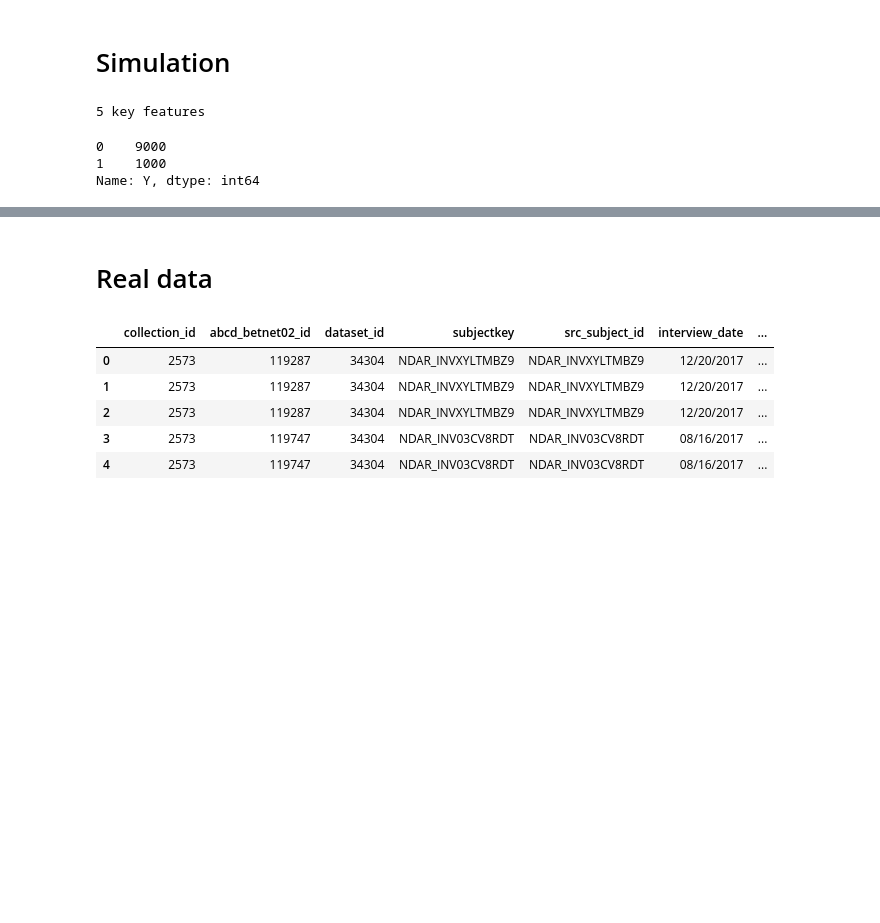
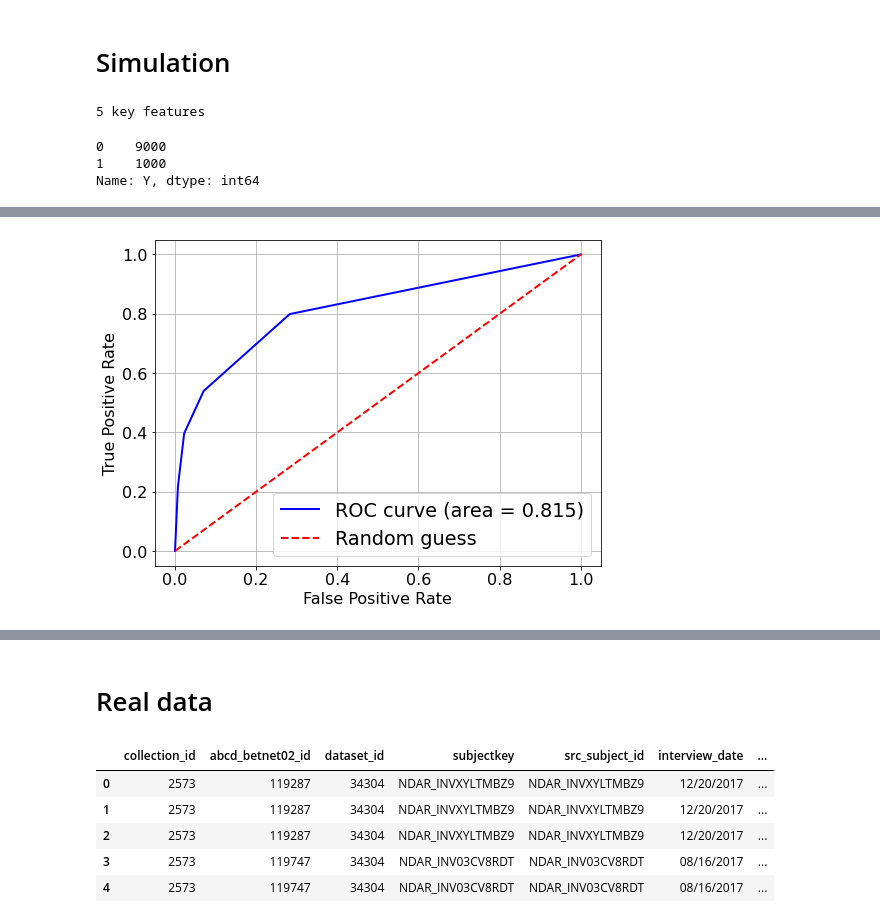
Before and after one commit to zhangqimin17/abcd, a Jupyter notebook: abcd.ipynb, the cells around one changed output, grey strips where cells are left out. Saved outputs shown, nothing was run; the diff lists cells and outputs as text; code cells hidden in the pictures; blank space fills up the shorter version.

```diff
--- a/abcd.ipynb
+++ b/abcd.ipynb
@@ -221,0 +219,81 @@ Selected Features: Index(['X1', 'X2', 'X3', 'X4', 'X5', 'X6', 'X7', 'X8', 'X9',
+# %%
+from sklearn.ensemble import RandomForestClassifier
+
+name = "Random Forest"
+
+# Fitting Random Forest
+random_forest = RandomForestClassifier(n_estimators=int(n_cols/4), random_state=42)
+random_forest.fit(X_train, Y_train)
+
+# Predictions on the test set
+Y_pred_binary = random_forest.predict(X_test)
+Y_pred = random_forest.predict_proba(X_test)[:, 1]
+Y_pred_3 = Y_pred
+
+# Calculate accuracy
+accuracy_rf = accuracy_score(Y_test, Y_pred_binary)
+print("Random Forest Accuracy:", accuracy_rf)
+
+# Calculate AUC score
+auc_score_rf = roc_auc_score(Y_test, Y_pred)
+print("Random Forest AUC Score:", auc_score_rf)
+
+# Calculate ROC curve
+fpr, tpr, _ = roc_curve(Y_test, Y_pred)
+
+# Calculate AUC
+roc_auc = auc(fpr, tpr)
+
+# Plot ROC curve
+plt.figure(figsize=(8, 6))
+plt.plot(fpr, tpr, color='blue', lw=2, label='ROC curve (area = %0.3f)' % roc_auc)
+plt.plot([0, 1], [0, 1], color='red', linestyle='--', lw=2, label='Random guess')
+plt.xlabel('False Positive Rate')
+plt.ylabel('True Positive Rate')
+#plt.title('Receiver Operating Characteristic (ROC) Curve')
+plt.legend(loc='lower right', fontsize='large')
+plt.grid(True)
+plt.savefig(f'roc_curve_{name.lower().replace(" ", "_")}.png', bbox_inches='tight', dpi=500)
+plt.show()
+
+# Calculate F1 score
+f1 = f1_score(Y_pred_binary, Y_test)
+print("F1 Score:", f1)
+
+# Get feature importances
+feature_importances = random_forest.feature_importances_
+selected_features = X.columns[feature_importance != 0]
+print("Selected Features:", selected_features)
+
+# Create a DataFrame to store feature names and importance scores
+feature_importance_df = pd.DataFrame({'Feature': X.columns, 'Importance': feature_importances})
+
+# Sort features by importance
+feature_importance_df = feature_importance_df.sort_values(by='Importance', ascending=False)[:int(n_cols/4)]
+feature_importance_df
+
+import matplotlib.ticker as ticker
+# Set custom font size
+plt.rcParams.update({'font.size': 16})
+
+# Create a figure and axis object
+fig, ax = plt.subplots(figsize=(12, 8))
+
+# Plot horizontal bar chart
+ax.barh(feature_importance_df['Feature'], feature_importance_df['Importance'], color='navy', height=0.5)
+
+# Set axis labels
+ax.xaxis.set_major_formatter(ticker.FuncFormatter(lambda x, _: '{:.2%}'.format(x)))
+ax.set_xlabel('Importance Score')
+ax.set_ylabel('Feature')
+
+
+# Invert y-axis for better readability
+ax.invert_yaxis()
+
+# Save the plot as a PNG file
+#plt.savefig('feature_importance_simulated.png', bbox_inches='tight', dpi=500)
+
+# Show plot
+plt.show()
+# %% [output]
@@ -221,0 +302 @@ Selected Features: Index(['X1', 'X2', 'X3', 'X4', 'X5', 'X6', 'X7', 'X8', 'X9',
+[figure, added]
```
Also changed, not shown: parts of 13 cells of this notebook.
